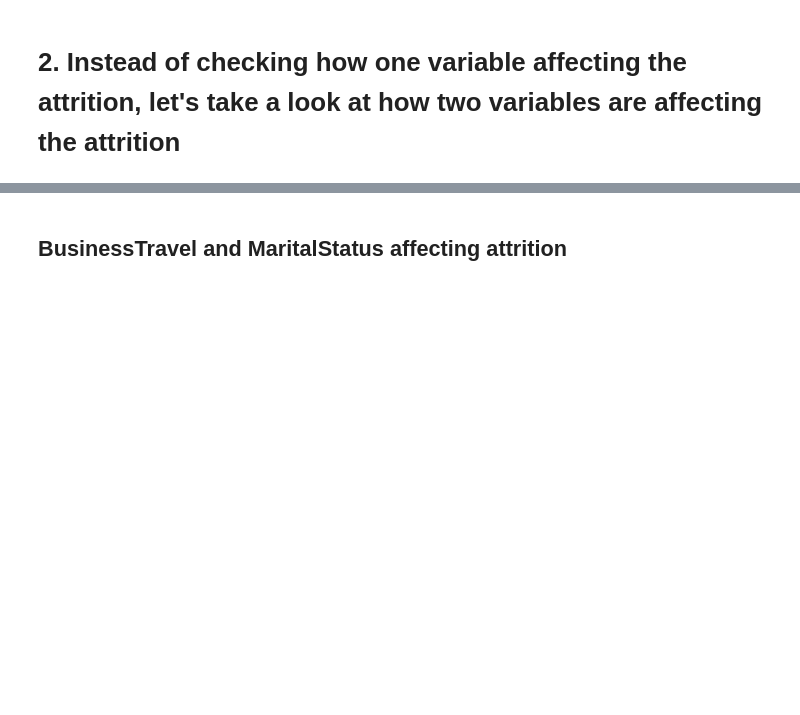
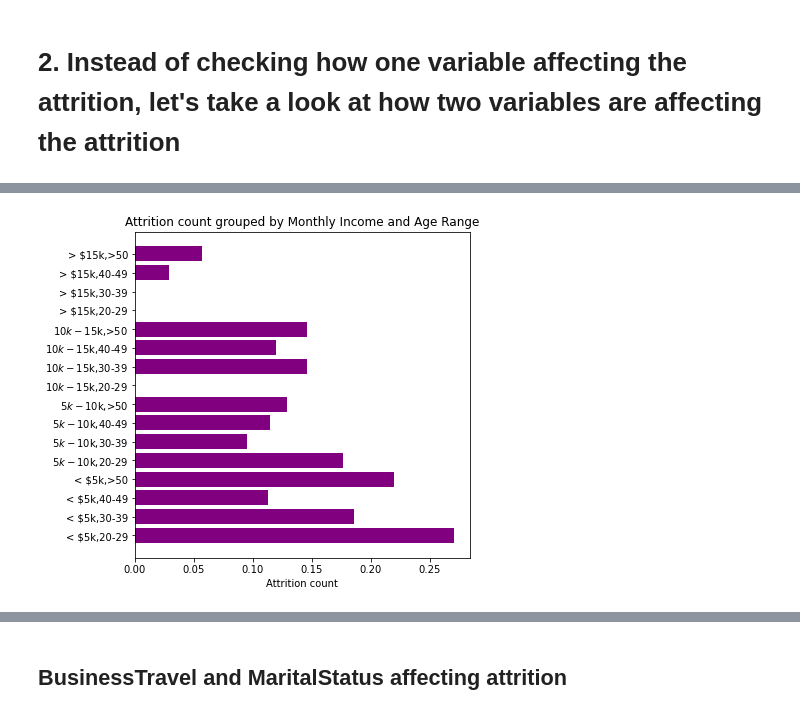
Before and after one commit to Anna-HuangJ/Anna_Repository, a Jupyter notebook: Project/Project 1 (Employee Attrition)/Employee Attrition (Project 1).ipynb, the cells around one changed output, grey strips where cells are left out. Saved outputs shown, nothing was run; the diff lists cells and outputs as text; code cells hidden in the pictures; blank space fills up the shorter version.

```diff
--- a/Project/Project 1 (Employee Attrition)/Employee Attrition (Project 1).ipynb
+++ b/Project/Project 1 (Employee Attrition)/Employee Attrition (Project 1).ipynb
@@ -578,0 +681,23 @@ The older the employee, less likely they will leave the organisation. (Stability
+# %%
+comparison = data.groupby(by=['IncomeRange','AgeRange'])[['is_attrited']].mean()
+# %%
+#Visualise the data
+incomename = ['< $5k','$5k - $10k','$10k - $15k','> $15k']
+agename = ['20-29','30-39','40-49','>50']
+
+labels = []
+for i in range(4):
+    i = incomename[i]
+    for y in range(4):
+        y = agename[y]
+        labels.append(f'{i},{y}')
+
+
+plt.figure(figsize = (6,6))
+plt.barh(y = np.arange(16), width = comparison['is_attrited'], color = 'purple')
+
+plt.title('Attrition count grouped by Monthly Income and Age Range')
+plt.xlabel('Attrition count')
+plt.yticks(ticks = np.arange(16), labels = labels);
+# %% [output]
+[figure, added]
```
Also changed, not shown: parts of 19 cells of this notebook, 2 other files.
